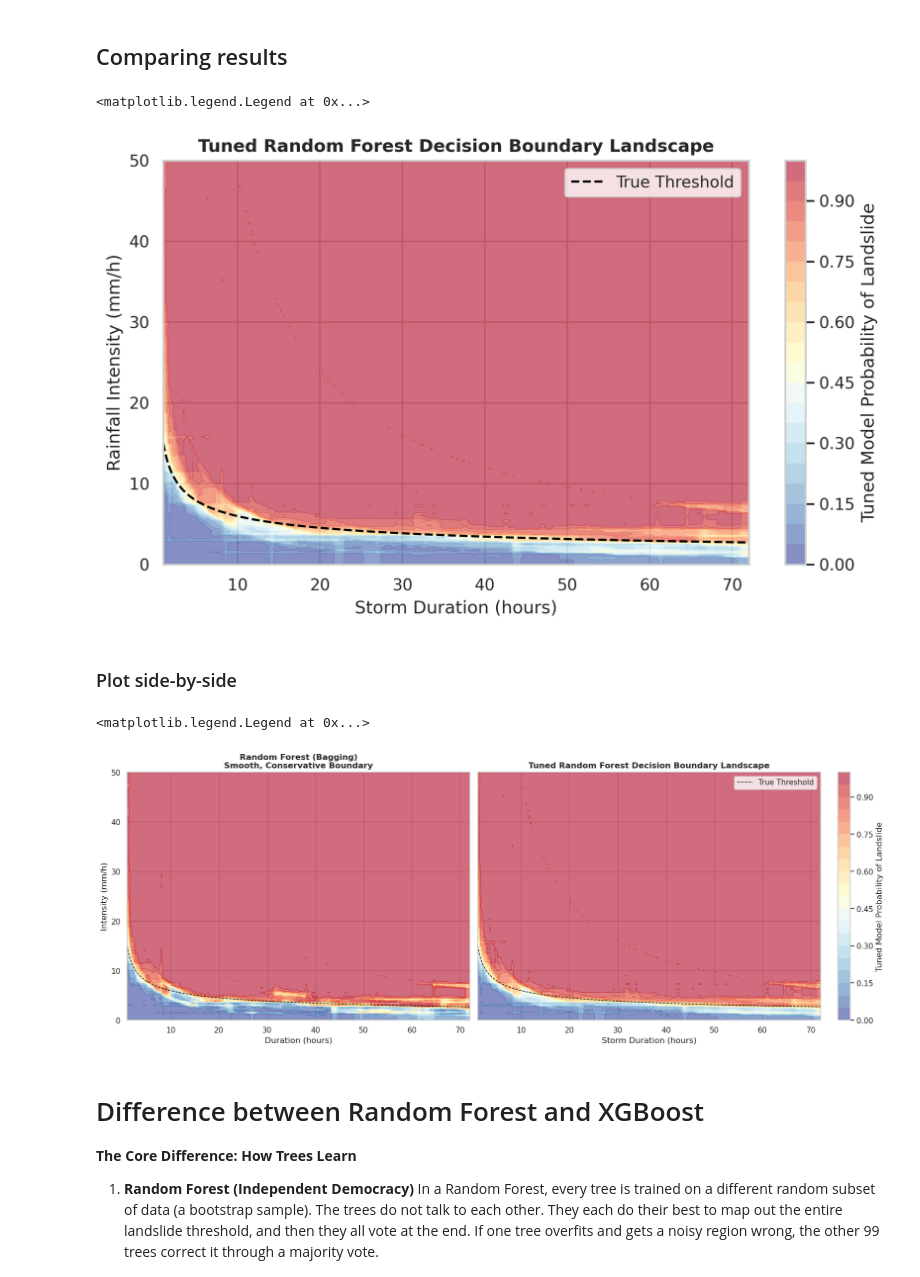
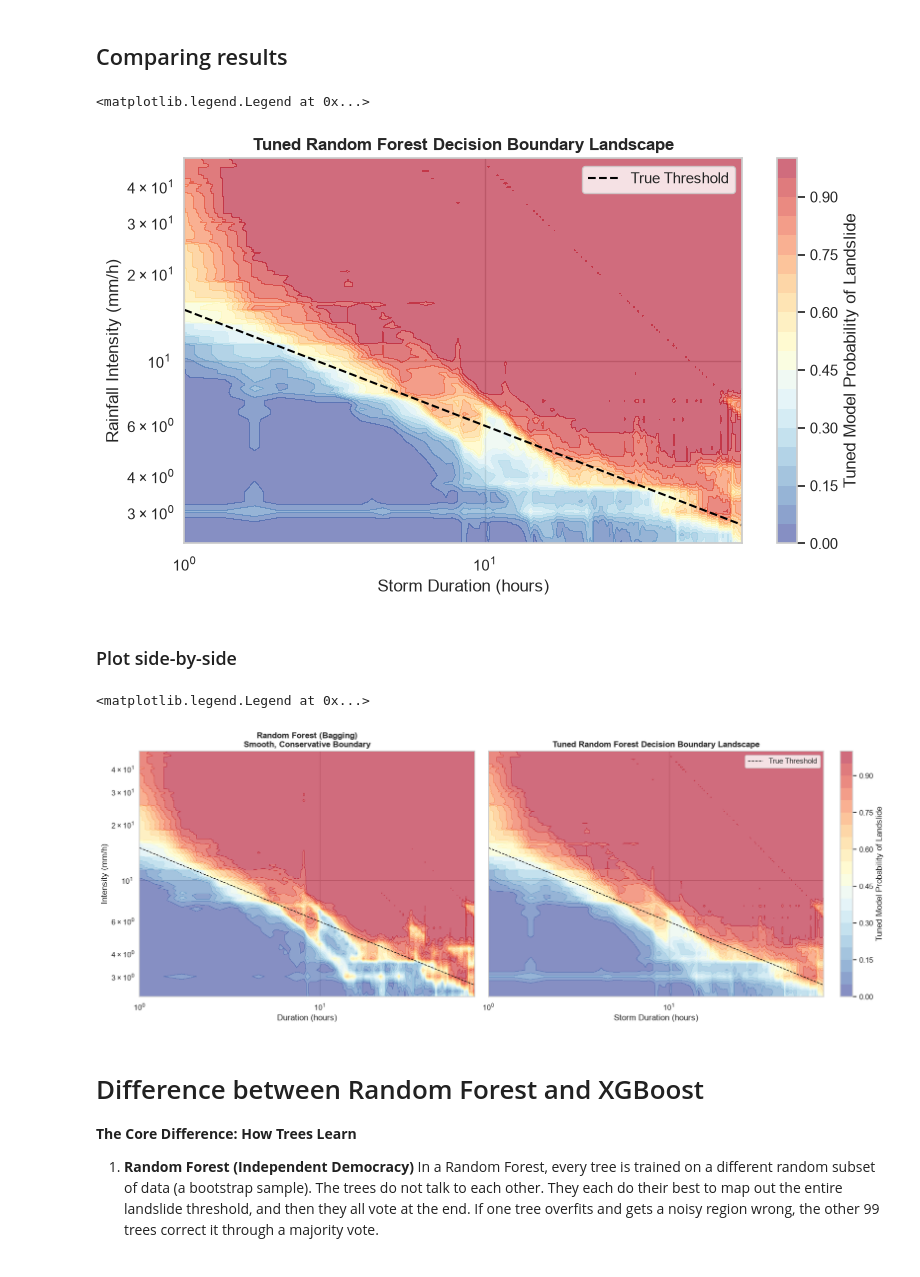
Before and after one commit to UP-RS-ESP/AdvancedPython_Workshop_June2026, a Jupyter notebook: Day3_RandomForest_XGBoost_Classification/1_Introduction_to_Classification_RandomForest_XGBoost_Landslide_IntensityDuration.ipynb, the cells around one changed output. Saved outputs shown, nothing was run; the diff lists cells and outputs as text; code cells hidden in the pictures.

```diff
--- a/Day3_RandomForest_XGBoost_Classification/1_Introduction_to_Classification_RandomForest_XGBoost_Landslide_IntensityDuration.ipynb
+++ b/Day3_RandomForest_XGBoost_Classification/1_Introduction_to_Classification_RandomForest_XGBoost_Landslide_IntensityDuration.ipynb
@@ -573,7 +604,7 @@ Tuned 'Best' Model Accuracy:       91.50%
 tuned_predictions = best_rf_model.predict_proba(grid_df)[:, 1]
 Z_tuned = tuned_predictions.reshape(D_grid.shape)
 
-plt.figure(figsize=(9, 5), dpi=300)
+plt.figure(figsize=(9, 5), dpi=100)
 contour = plt.contourf(D_grid, I_grid, Z_tuned, levels=20, cmap='RdYlBu_r', alpha=0.6)
 plt.colorbar(contour, label='Tuned Model Probability of Landslide')
 
@@ -583,38 +614,46 @@ plt.plot(theoretical_duration, theoretical_threshold, color='black', linestyle='
 plt.title('Tuned Random Forest Decision Boundary Landscape', fontsize=12, fontweight='bold')
 plt.xlabel('Storm Duration (hours)')
 plt.ylabel('Rainfall Intensity (mm/h)')
-plt.xlim(1, 72)
-plt.ylim(0, 50)
+#plt.xlim(1, 72)
+#plt.ylim(0, 50)
+plt.yscale('log') # I-D curves are traditionally viewed on log scales
+plt.xscale('log')
+
 plt.legend()
 # %% [output]
 <matplotlib.legend.Legend at 0x...>
-[figure, old version]
+[figure, new version]
 # %% [markdown]
 ### Plot side-by-side
 # %%
 fig, ax = plt.subplots(1, 2, figsize=(16, 6), sharey=True, layout='constrained')
 
 # Random Forest Plot
 ax[0].contourf(D_grid, I_grid, Z_grid, levels=20, cmap='RdYlBu_r', alpha=0.6)
 ax[0].set_title('Random Forest (Bagging)\nSmooth, Conservative Boundary', fontsize=12, fontweight='bold')
 ax[0].set_xlabel('Duration (hours)')
 ax[0].set_ylabel('Intensity (mm/h)')
-ax[0].set_xlim(1, 72)
-ax[0].set_ylim(0, 50)
+#ax[0].set_xlim(1, 72)
+#ax[0].set_ylim(0, 50)
+ax[0].set_yscale('log') # I-D curves are traditionally viewed on log scales
+ax[0].set_xscale('log')
 ax[0].plot(theoretical_duration, theoretical_threshold, color='black', linestyle='--', linewidth=1, label='True Physical Threshold')
 
 
 contour = ax[1].contourf(D_grid, I_grid, Z_tuned, levels=20, cmap='RdYlBu_r', alpha=0.6)
 plt.colorbar(contour, label='Tuned Model Probability of Landslide')
 ax[1].plot(theoretical_duration, theoretical_threshold, color='black', linestyle='--', linewidth=1, label='True Threshold')
 ax[1].set_title('Tuned Random Forest Decision Boundary Landscape', fontsize=12, fontweight='bold')
 ax[1].set_xlabel('Storm Duration (hours)')
-ax[1].set_xlim(1, 72)
-ax[1].set_ylim(0, 50)
+#ax[1].set_xlim(1, 72)
+#ax[1].set_ylim(0, 50)
+ax[1].set_yscale('log') # I-D curves are traditionally viewed on log scales
+ax[1].set_xscale('log')
+
 ax[1].legend()
 # %% [output]
 <matplotlib.legend.Legend at 0x...>
-[figure, old version]
+[figure, new version]
 # %% [markdown]
 # Difference between Random Forest and XGBoost
 
```
Also changed, not shown: parts of 8 cells of this notebook.
